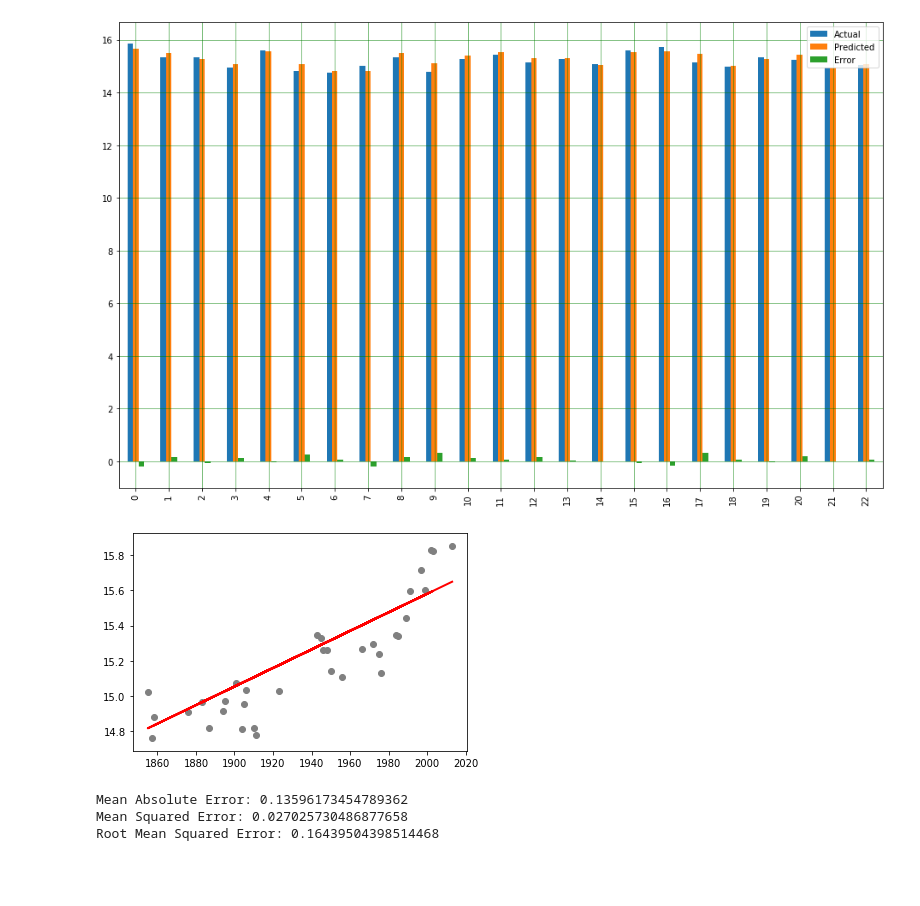
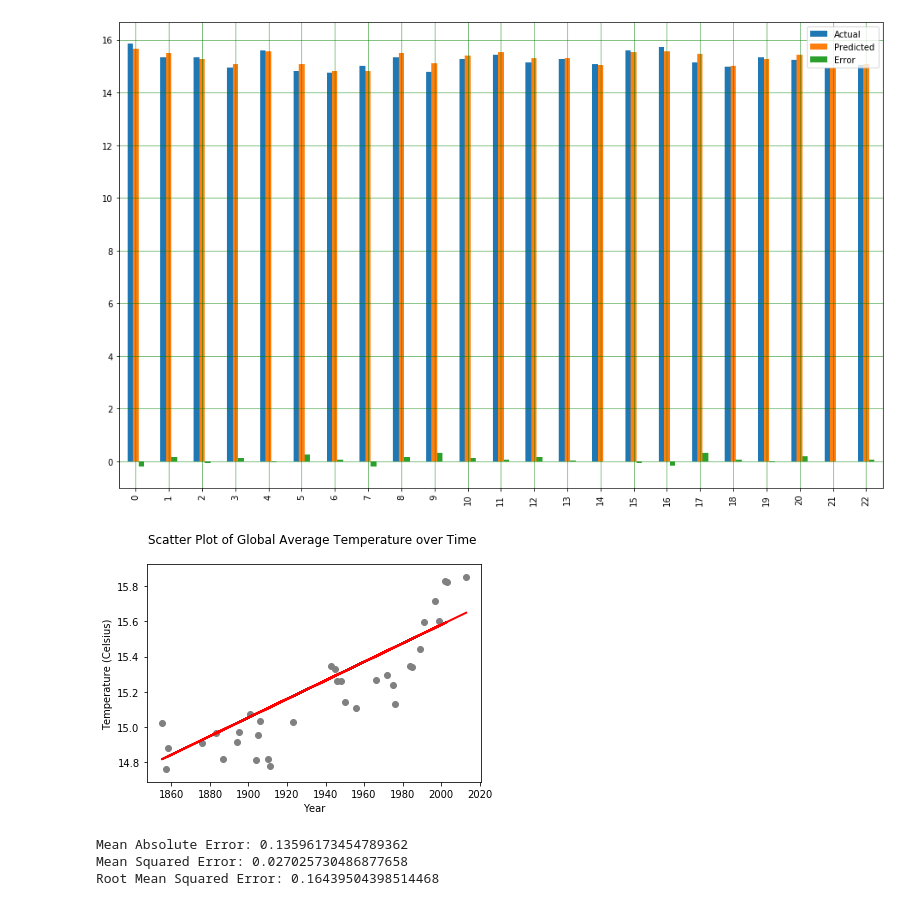
Before and after one commit to magcox5/climate_change_2038, a Jupyter notebook: x_Year_y_Temperature_correlation.ipynb, the cells around one changed output. Drawn from its saved outputs; the diff is of its cells as text; code cells hidden in the pictures; blank space fills up the shorter version.

```diff
--- a/x_Year_y_Temperature_correlation.ipynb
+++ b/x_Year_y_Temperature_correlation.ipynb
@@ -76,10 +76,15 @@ plt.show()
 # %%
 # Plot our straight line with the test data
 plt.scatter(X_test, y_test,  color='gray')
 plt.plot(X_test, y_pred, color='red', linewidth=2)
-plt.show()
+plt.xlabel("Year")
+plt.ylabel("Temperature (Celsius)")
+plt.title("Scatter Plot of Global Average Temperature over Time \n")
+fig1 = plt.gcf()
+fig1.savefig('images/Year_to_Temp_scatter.png', bbox_inches='tight')
+#fig1.show()
 # %% [output]
-[figure, old version]
+[figure, new version]
 # %%
 # Calculate margin or error
 print('Mean Absolute Error:', metrics.mean_absolute_error(y_test, y_pred))
```
Also changed, not shown: parts of 2 cells of this notebook, 11 other files.
